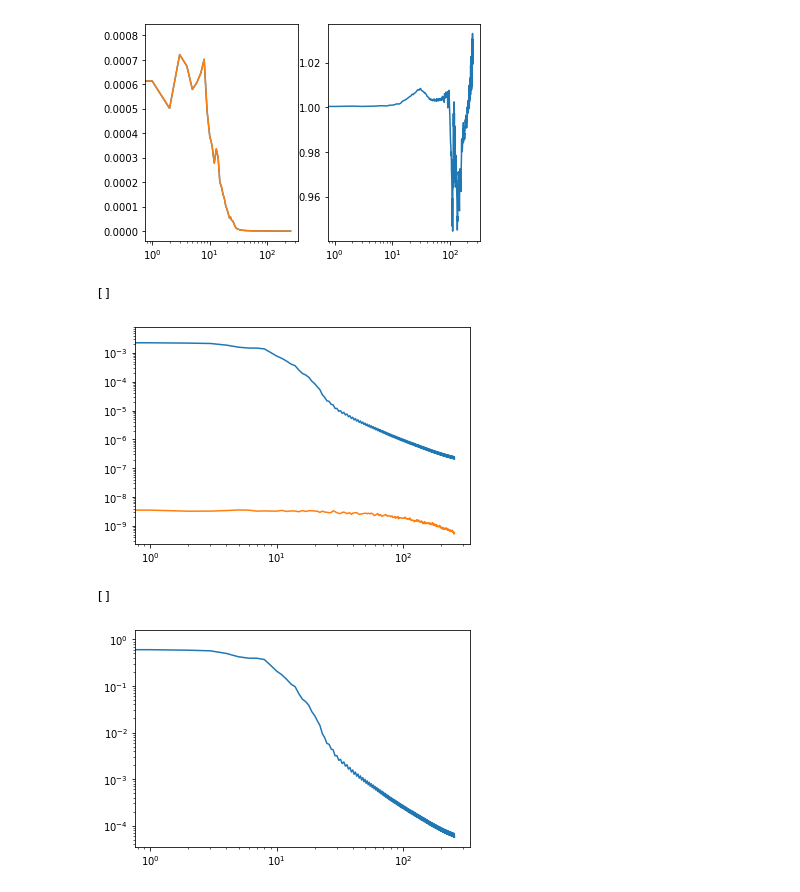
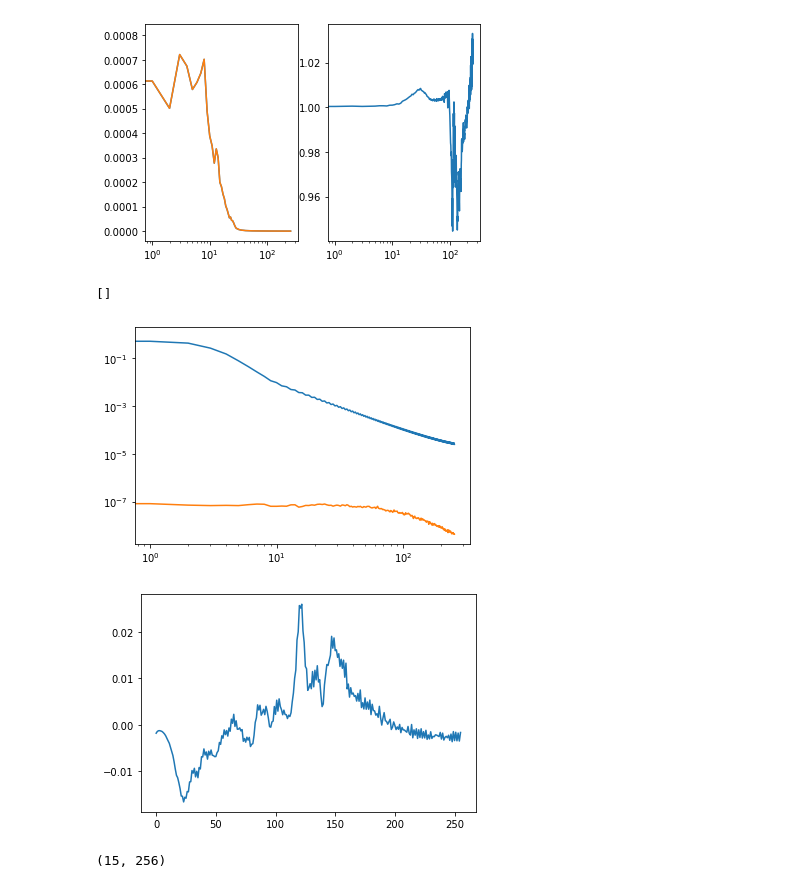
Before and after one commit to radiohep/imcurio, a Jupyter notebook: notebooks/wedge.ipynb, the cells around one changed output. Cells and saved outputs as stored; diff of their text form; code cells hidden in the pictures.

Commit message:
different interpolation schemes

```diff
--- a/notebooks/wedge.ipynb
+++ b/notebooks/wedge.ipynb
@@ -13,8 +16,8 @@ from matplotlib.colors import LogNorm
 B = imc.SimBox("../sims/HImesh_0512_z100.fits")
 Bf = imc.SimBox("../sims/Sky_0512_z100_060.0-30.0.fits", conversions_from = B)
 T=imc.TelSim(N=128)
-vis = T.get_visibilities(B)
-visf = T.get_visibilities(Bf)
+vis = T.get_visibilities(B,vopts={'interpolation':'lasz','la':3.0})
+visf = T.get_visibilities(Bf,vopts={'interpolation':'lasz','la':3.0})
 # %% [output]
 Box size: 20.33-15.01 deg from z=0.81-1.22
 Beam sigma: 1.99-2.44 deg from z=0.81-1.22
@@ -30,7 +33,9 @@ def getPkVis(T,vis,Nkpar=256,Nkperp=15):
     for cvis,ii in zip((vis).T,duv):
         ## lets pad with zeros
         cvis = np.hstack((cvis,np.zeros_like(cvis)))
-        cPk = abs(rfft(cvis)[1:]**2) ## skip dC mode
+        Nx=len(cvis)
+        fcvis=fft(cvis)
+        cPk = abs(fcvis[1:Nx//2+1]**2)+abs(fcvis[-1:-(Nx//2+1):-1]**2)
         cPkbin = cPk.reshape((-1,Nkpar)).mean(axis=0)
         Pk[ii,:] += cPkbin
         Pkw[ii,:] += 1
@@ -64,15 +69,24 @@ Beam sigma at the edge: 5.12 - 3.08
 [figure]
 # %%
 PkSig = getPkVis(T,vis)
-plt.plot(Pk[10,:]);
-plt.plot(PkSig[10,:]);
+Pk = getPkVis(T,visf)
+plt.plot(Pk[3,:]);
+plt.plot(PkSig[3,:]);
+
+#Pk2 = getPkVis(T,T.get_visibilities(Bf,vopts={'interpolation':'lasz','a':3.0}))
+#plt.plot(Pk2[10,:]);
+
+
 plt.loglog()
 # %% [output]
 []
-[figure, old version]
+[figure, new version]
 # %%
-plt.plot(Pk[10,:]/Pk[10,0]);
-plt.loglog()
+plt.plot(Pk[10,:]/Pk2[10,:]-1);
+#plt.loglog()
 # %% [output]
-[]
-[figure, old version]
+[figure, new version]
+# %%
+Pk.shape
+# %% [output]
+(15, 256)
```
Also changed, not shown: parts of 3 cells of this notebook, 3 other files.
